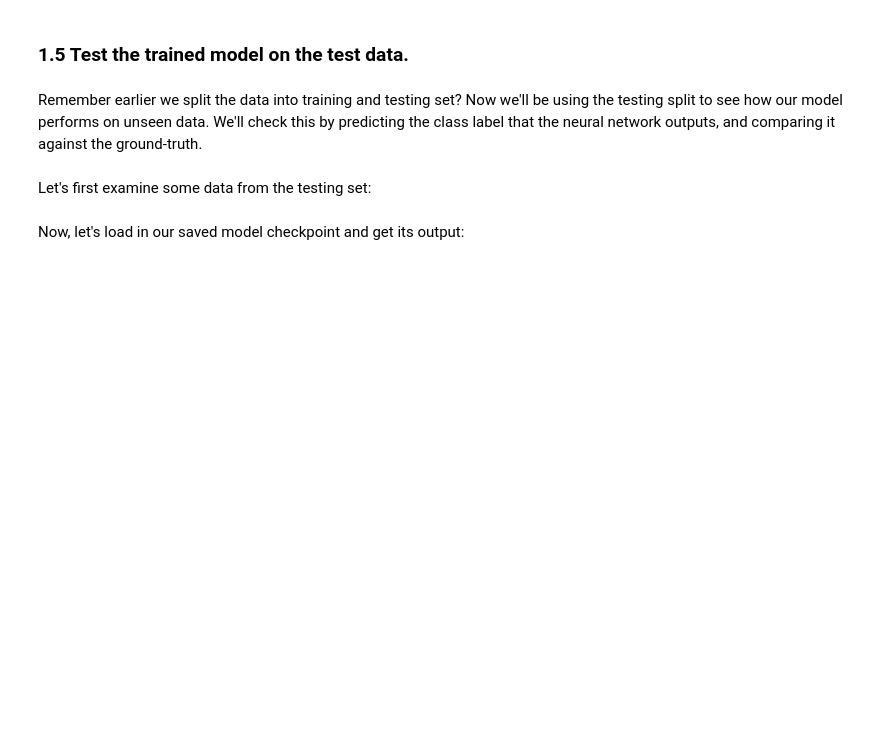
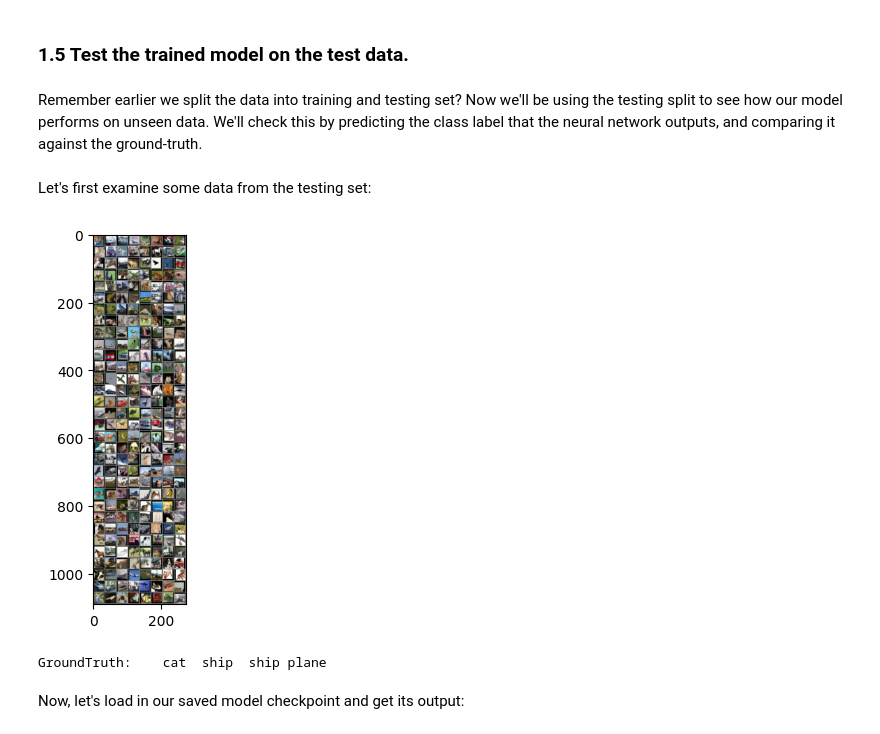
Before and after one commit to Secenary/Computer-Vision, a Jupyter notebook: Homework4/homework4.ipynb, the cells around one changed output. Drawn from its saved outputs; the diff is of its cells as text; code cells hidden in the pictures; blank space fills up the shorter version.

```diff
--- a/Homework4/homework4.ipynb
+++ b/Homework4/homework4.ipynb
@@ -152,11 +208,14 @@ Remember earlier we split the data into training and testing set? Now we'll be u
 Let's first examine some data from the testing set:
 # %%
 testiter = iter(testloader)
-images, labels = testiter.next()
+images, labels = next(testiter)
 
 # print images
 imshow(torchvision.utils.make_grid(images))
 print('GroundTruth: ', ' '.join('%5s' % classes[labels[j]] for j in range(4)))
+# %% [output]
+[figure, added]
+GroundTruth:    cat  ship  ship plane
 # %% [markdown]
 Now, let's load in our saved model checkpoint and get its output:
 # %%
```
Also changed, not shown: parts of 19 cells of this notebook, 11 other files.
